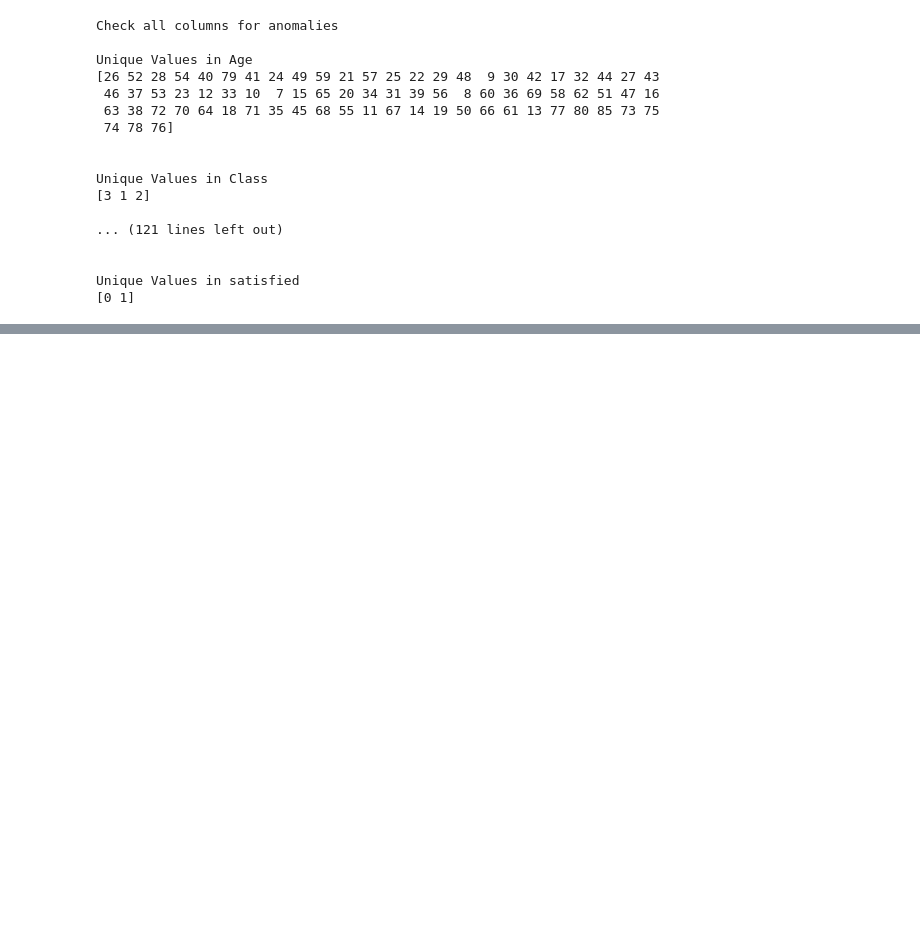
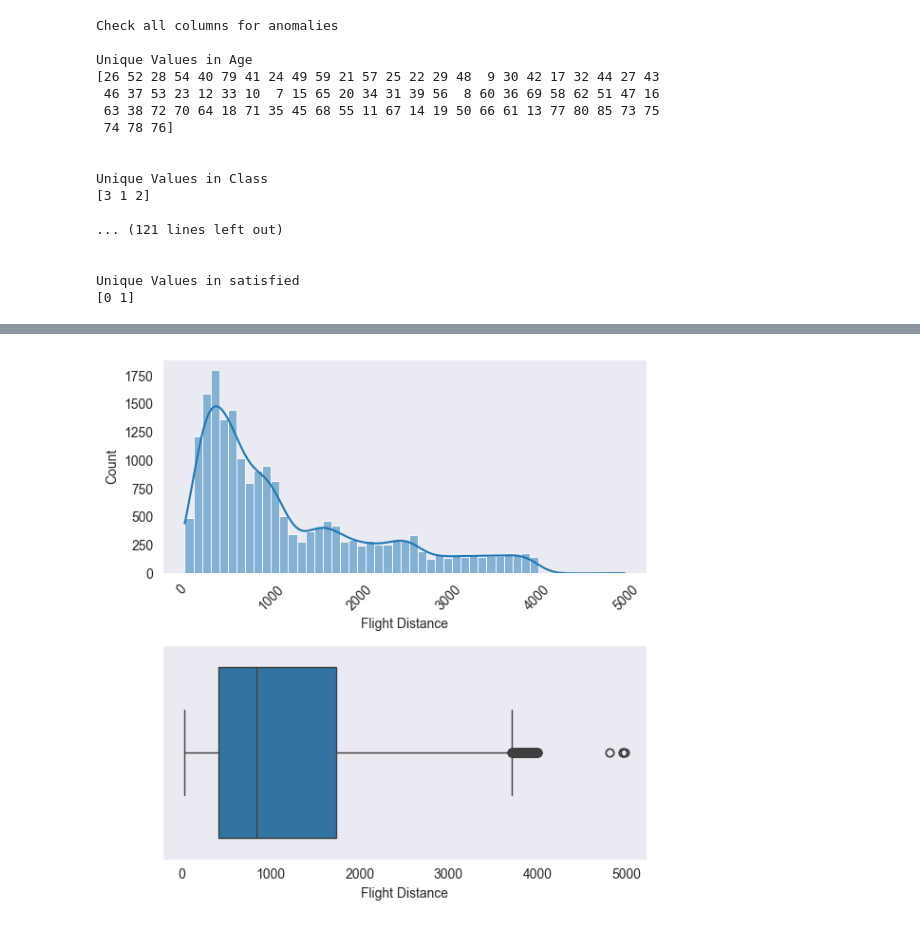
Before and after one commit to shintaronakamura28/airline_customer_satisfaction, a Jupyter notebook: notebooks/eda.ipynb, the cells around one changed output, grey strips where cells are left out. Cells and saved outputs as stored; diff of their text form; code cells hidden in the pictures; blank space fills up the shorter version.

```diff
--- a/notebooks/eda.ipynb
+++ b/notebooks/eda.ipynb
@@ -138,0 +200,31 @@ Unique Values in satisfied
+# %%
+import plotly.figure_factory as ff
+
+online_borading_data = df['Flight Distance']
+hist_data = [online_borading_data]
+group_labels = ['Flight Distance']
+
+#create the distribution plot with histogram and KDE
+fig = ff.create_distplot(hist_data, group_labels, show_hist=True, curve_type='kde')
+fig.update_layout(title_text='Distribution of online boarding satsifaction')
+
+fig.show()
+# %%
+#Create histogram and boxplot
+def visualize_data(df, column_name):
+    fig, axes = plt.subplots(nrows=2, sharex=False, figsize = (6,6))
+    sns.set_style('dark')
+
+    #histogram plot
+    sns.histplot(df[column_name], ax=axes[0], bins='auto', kde=True)
+    axes[0].tick_params(axis='x', labelrotation= 45)
+
+
+    #box plot
+    sns.boxplot(data=df, x=column_name, ax=axes[1])
+    plt.tight_layout()
+    plt.show
+
+visualize_data(df, column_name='Flight Distance')
+# %% [output]
+[figure, added]
```
Also changed, not shown: parts of 5 cells of this notebook.
